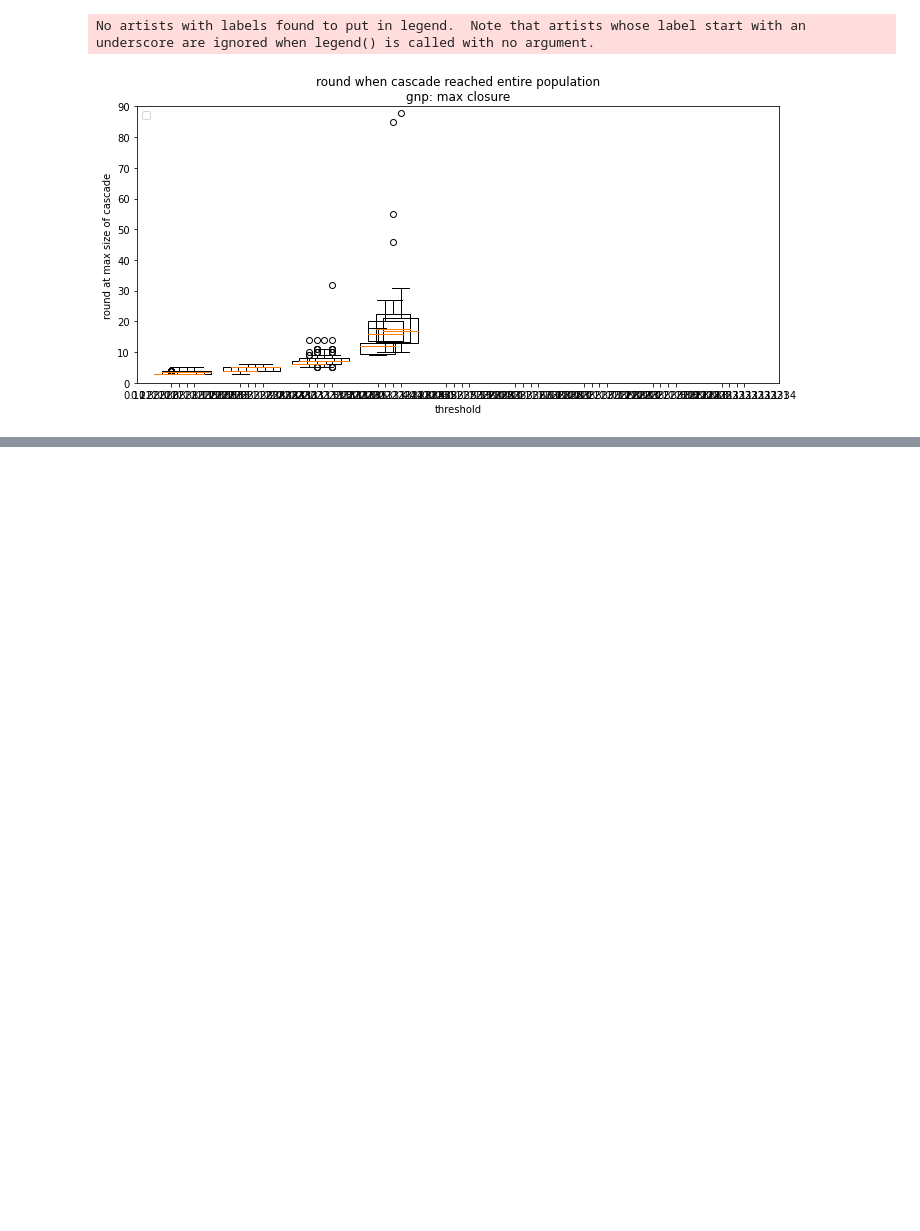
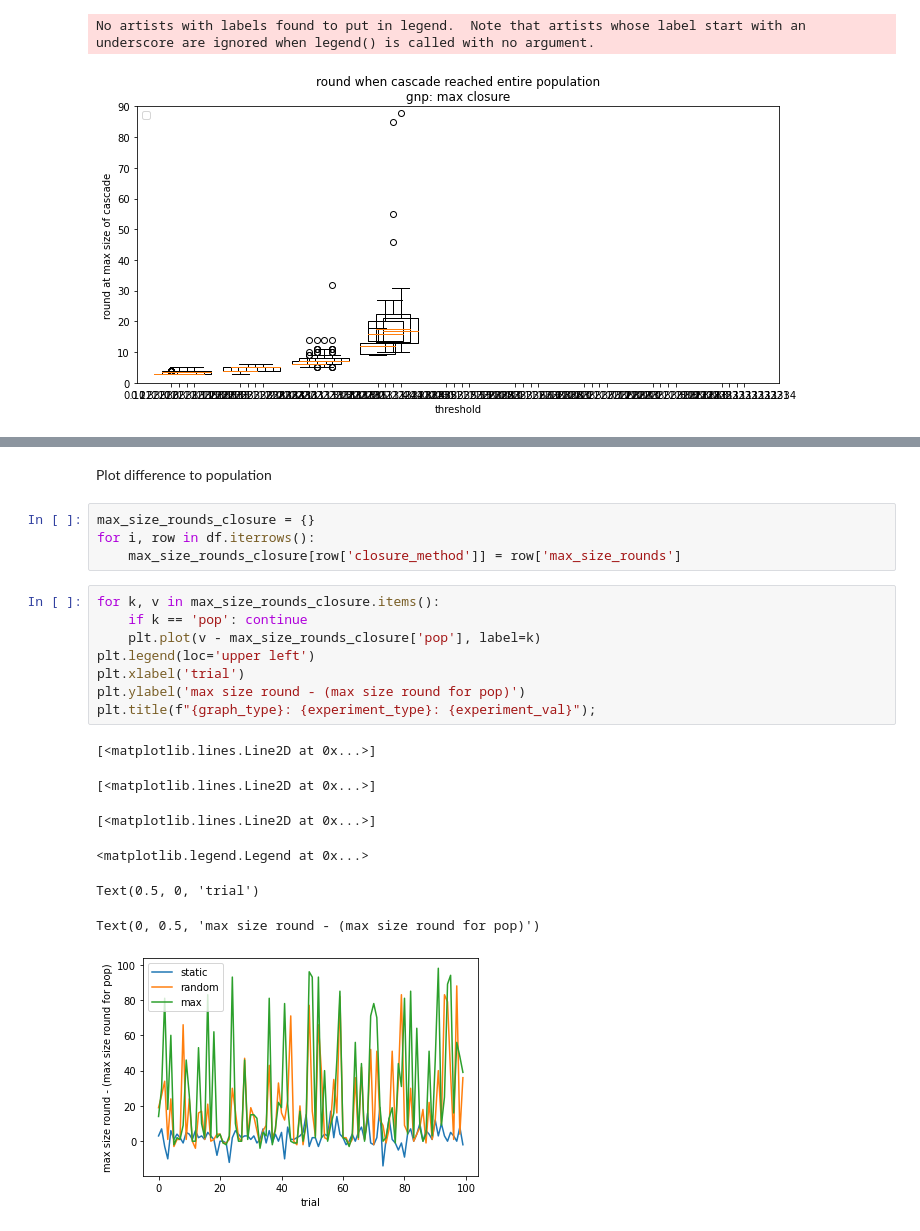
Before and after one commit to cephcyn/cornell_cs6850_triadicclosure, a Jupyter notebook: graphing.ipynb, the cells around one changed output, grey strips where cells are left out. Saved outputs shown, nothing was run; the diff lists cells and outputs as text; blank space fills up the shorter version.

```diff
--- a/graphing.ipynb
+++ b/graphing.ipynb
@@ -213,0 +262,22 @@ No artists with labels found to put in legend.  Note that artists whose label st
+# %% [markdown]
+Plot difference to population
+# %%
+max_size_rounds_closure = {}
+for i, row in df.iterrows():
+    max_size_rounds_closure[row['closure_method']] = row['max_size_rounds']
+# %%
+for k, v in max_size_rounds_closure.items():
+    if k == 'pop': continue
+    plt.plot(v - max_size_rounds_closure['pop'], label=k)
+plt.legend(loc='upper left')
+plt.xlabel('trial')
+plt.ylabel('max size round - (max size round for pop)')
+plt.title(f"{graph_type}: {experiment_type}: {experiment_val}");
+# %% [output]
+[<matplotlib.lines.Line2D at 0x...>]
+[<matplotlib.lines.Line2D at 0x...>]
+[<matplotlib.lines.Line2D at 0x...>]
+<matplotlib.legend.Legend at 0x...>
+Text(0.5, 0, 'trial')
+Text(0, 0.5, 'max size round - (max size round for pop)')
+[figure, added]
```
Also changed, not shown: parts of 7 cells of this notebook.
